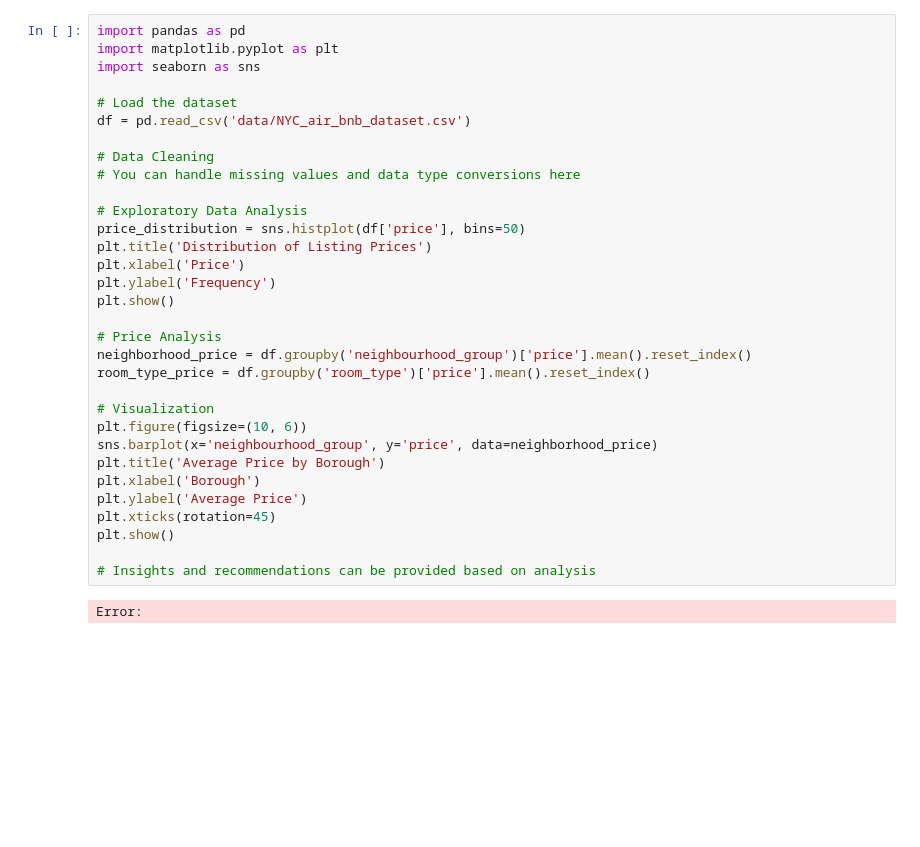
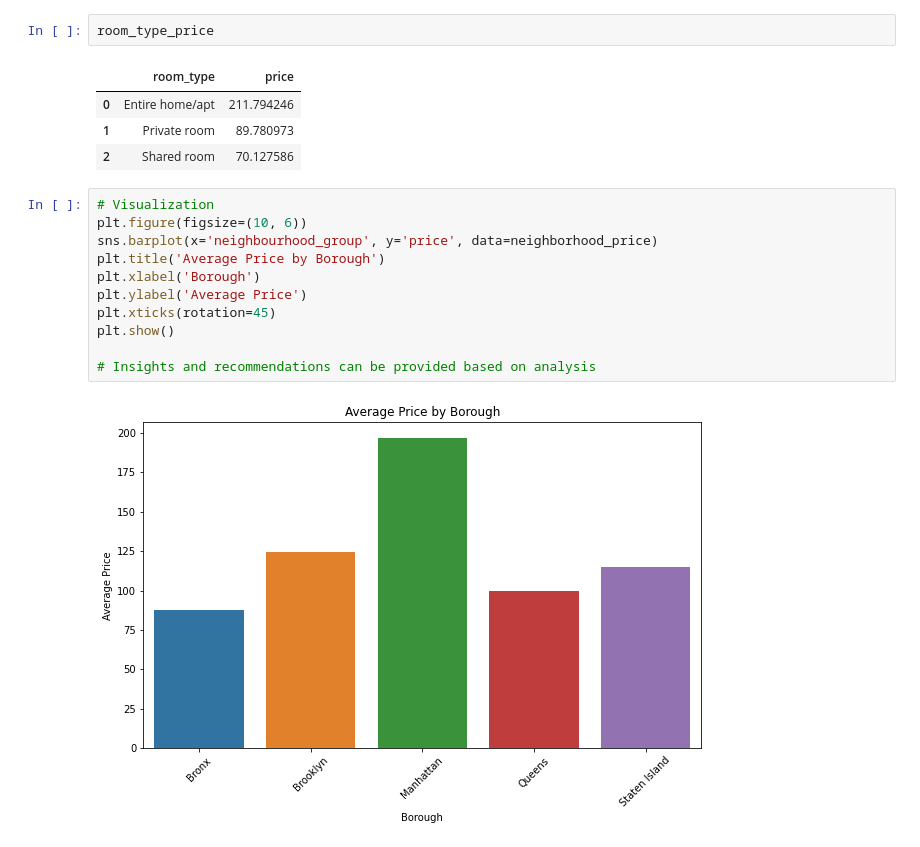
Before and after one commit to kurtshiple/NYC_AirBnB_Dataset_Analysis, a Jupyter notebook: python_data_analysis.ipynb, the cells around one changed output. Drawn from its saved outputs; the diff is of its cells as text; blank space fills up the shorter version.

```diff
--- a/python_data_analysis.ipynb
+++ b/python_data_analysis.ipynb
@@ -1,25 +42,11 @@
+# %%
+room_type_price
+# %% [output]
+|  | room_type | price |
+| 0 | Entire home/apt | 211.794246 |
+| 1 | Private room | 89.780973 |
+| 2 | Shared room | 70.127586 |
 # %%
-import pandas as pd
-import matplotlib.pyplot as plt
-import seaborn as sns
-
-# Load the dataset
-df = pd.read_csv('data/NYC_air_bnb_dataset.csv')
-
-# Data Cleaning
-# You can handle missing values and data type conversions here
-
-# Exploratory Data Analysis
-price_distribution = sns.histplot(df['price'], bins=50)
-plt.title('Distribution of Listing Prices')
-plt.xlabel('Price')
-plt.ylabel('Frequency')
-plt.show()
-
-# Price Analysis
-neighborhood_price = df.groupby('neighbourhood_group')['price'].mean().reset_index()
-room_type_price = df.groupby('room_type')['price'].mean().reset_index()
-
 # Visualization
 plt.figure(figsize=(10, 6))
 sns.barplot(x='neighbourhood_group', y='price', data=neighborhood_price)
@@ -31,4 +58,4 @@ plt.show()
 
 # Insights and recommendations can be provided based on analysis
 # %% [output]
-Error:
+[figure, added]
```
Also changed, not shown: parts of 6 cells of this notebook, 1 other file.
